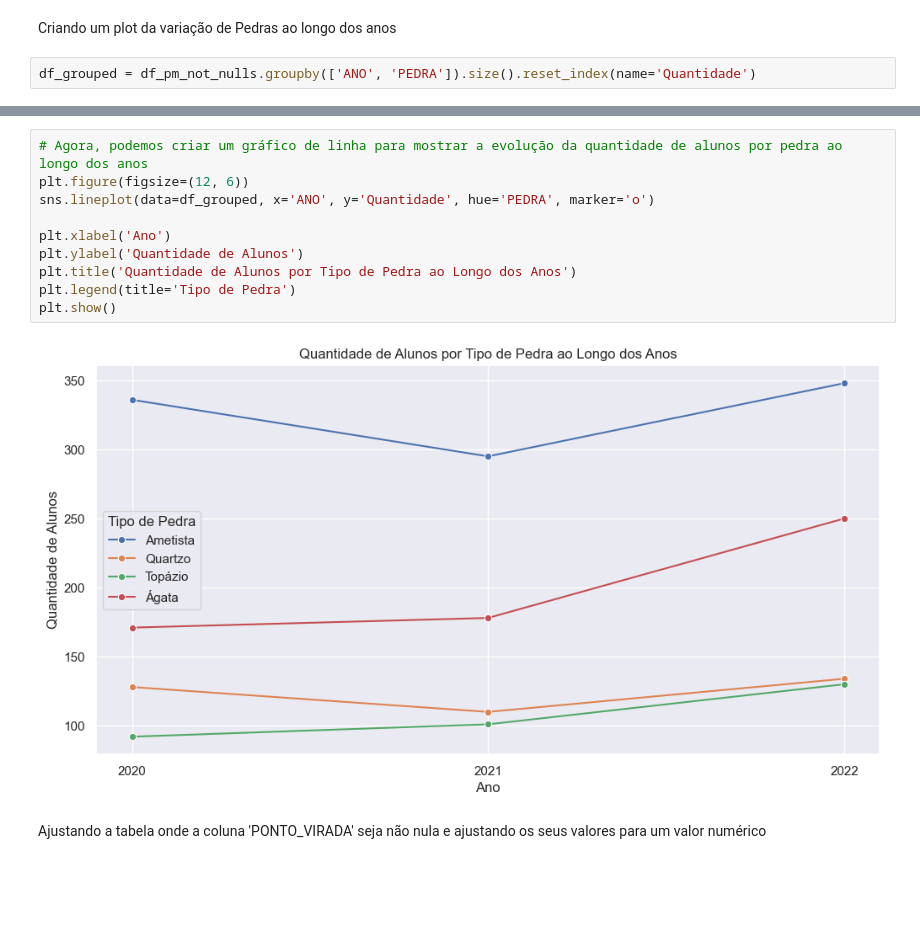
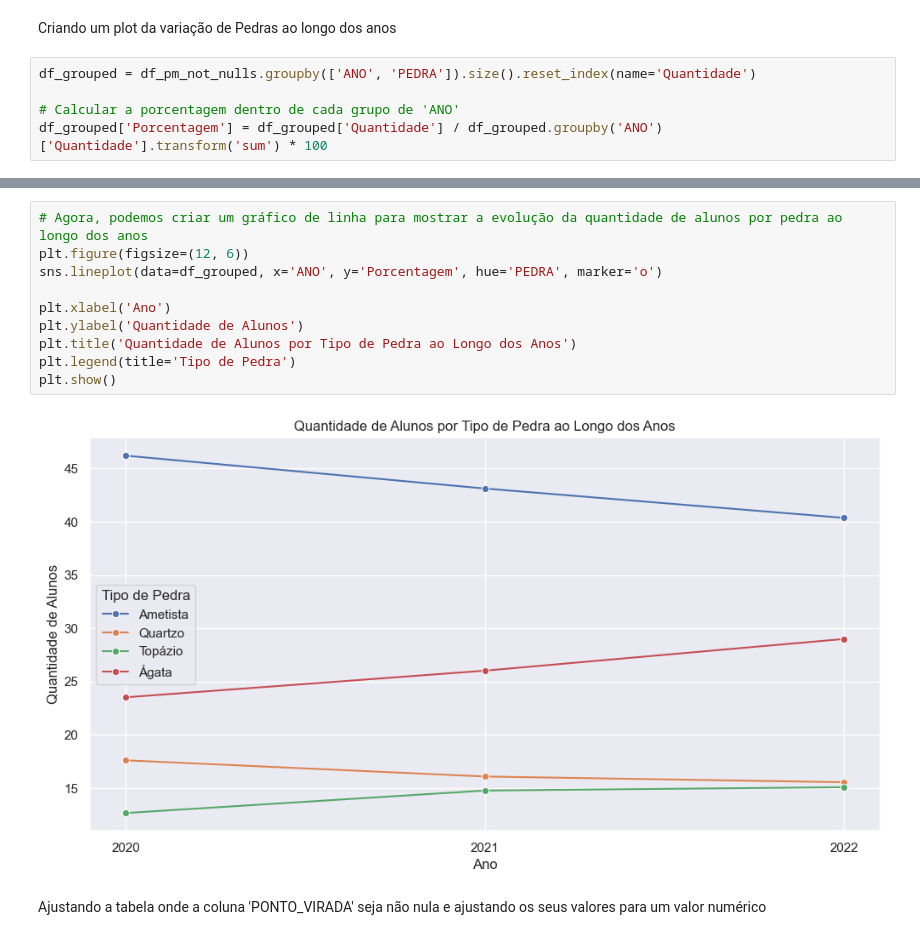
Before and after one commit to tech-challenge-group-119/datathon-passos-magicos, a Jupyter notebook: analise-exploratoria.ipynb, the cells around one changed output, grey strips where cells are left out. Cells and saved outputs as stored; diff of their text form; blank space fills up the shorter version.

```diff
--- a/analise-exploratoria.ipynb
+++ b/analise-exploratoria.ipynb
@@ -112,3 +112,6 @@ plt.show()
 Criando um plot da variação de Pedras ao longo dos anos
 # %%
 df_grouped = df_pm_not_nulls.groupby(['ANO', 'PEDRA']).size().reset_index(name='Quantidade')
+
+# Calcular a porcentagem dentro de cada grupo de 'ANO'
+df_grouped['Porcentagem'] = df_grouped['Quantidade'] / df_grouped.groupby('ANO')['Quantidade'].transform('sum') * 100
@@ -115,15 +134,15 @@ df_grouped = df_pm_not_nulls.groupby(['ANO', 'PEDRA']).size().reset_index(name='
 # %%
 # Agora, podemos criar um gráfico de linha para mostrar a evolução da quantidade de alunos por pedra ao longo dos anos
 plt.figure(figsize=(12, 6))
-sns.lineplot(data=df_grouped, x='ANO', y='Quantidade', hue='PEDRA', marker='o')
+sns.lineplot(data=df_grouped, x='ANO', y='Porcentagem', hue='PEDRA', marker='o')
 
 plt.xlabel('Ano')
 plt.ylabel('Quantidade de Alunos')
 plt.title('Quantidade de Alunos por Tipo de Pedra ao Longo dos Anos')
 plt.legend(title='Tipo de Pedra')
 plt.show()
 # %% [output]
-[figure, old version]
+[figure, new version]
 # %% [markdown]
 Ajustando a tabela onde a coluna 'PONTO_VIRADA' seja não nula e ajustando os seus valores para um valor numérico
 # %%
```
Also changed, not shown: parts of 3 cells of this notebook, 4 other files.
